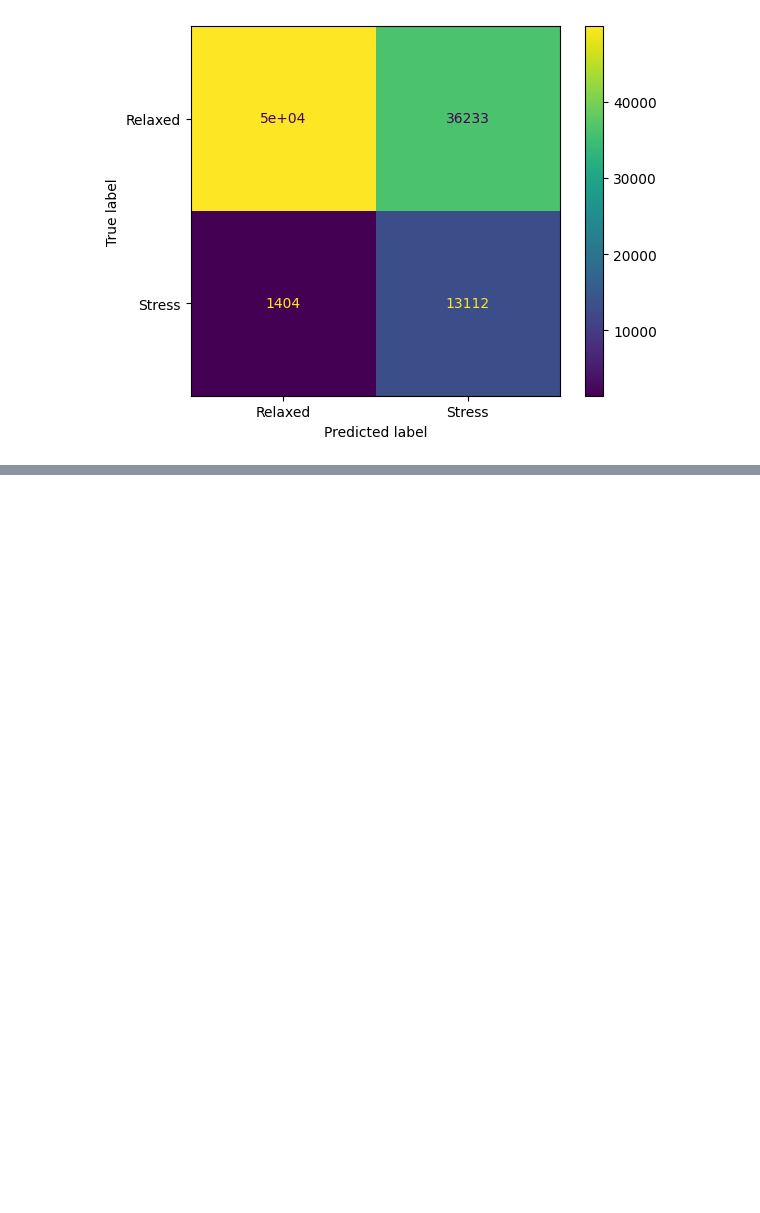
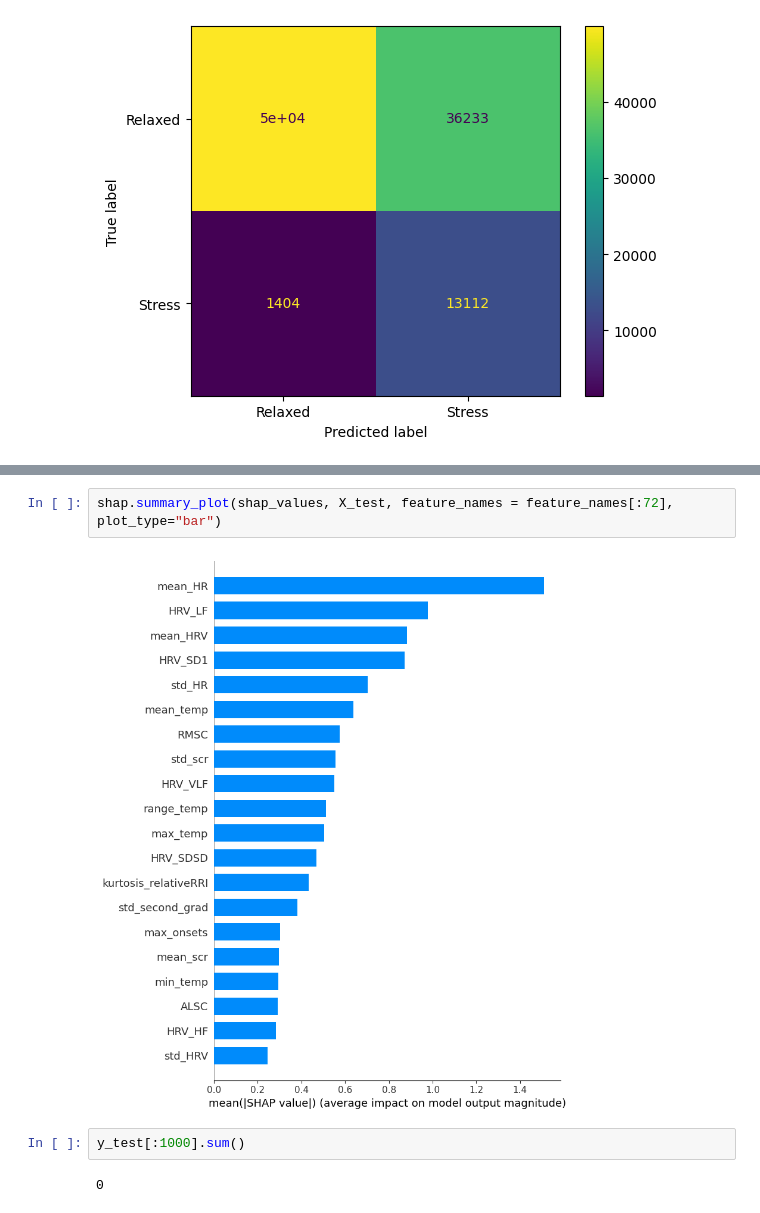
Before and after one commit to nvtu/Stress-Detection-Processor, a Jupyter notebook: experiment_scripts/itw_train_test.ipynb, the cells around one changed output, grey strips where cells are left out. Saved outputs shown, nothing was run; the diff lists cells and outputs as text; blank space fills up the shorter version.

```diff
--- a/experiment_scripts/itw_train_test.ipynb
+++ b/experiment_scripts/itw_train_test.ipynb
@@ -272,0 +301,8 @@ shap_values = explainer.shap_values(X_test[:1000])
+# %%
+shap.summary_plot(shap_values, X_test, feature_names = feature_names[:72], plot_type="bar")
+# %% [output]
+[figure, added]
+# %%
+y_test[:1000].sum()
+# %% [output]
+0
```
Also changed, not shown: parts of 12 cells of this notebook, 2 other files.
